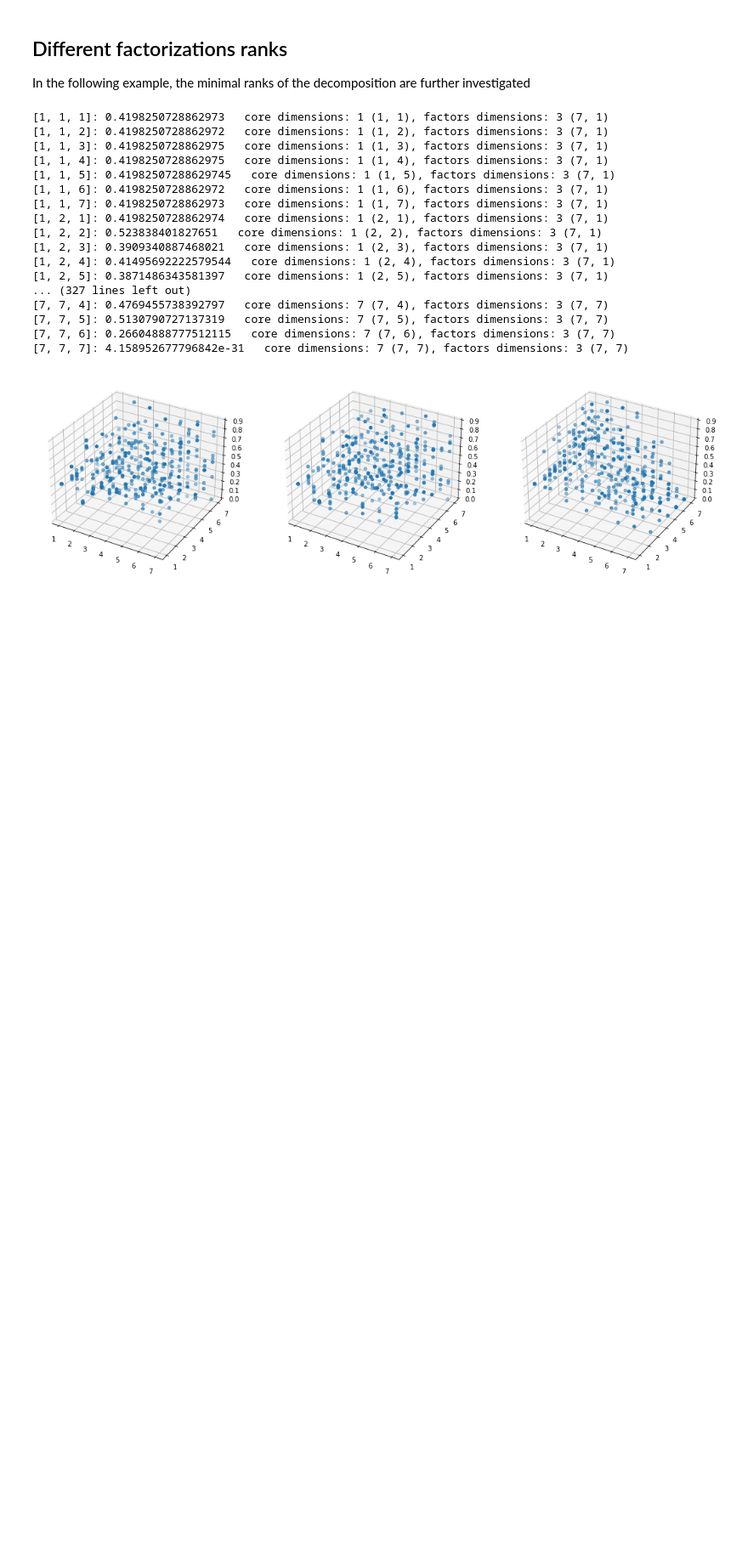
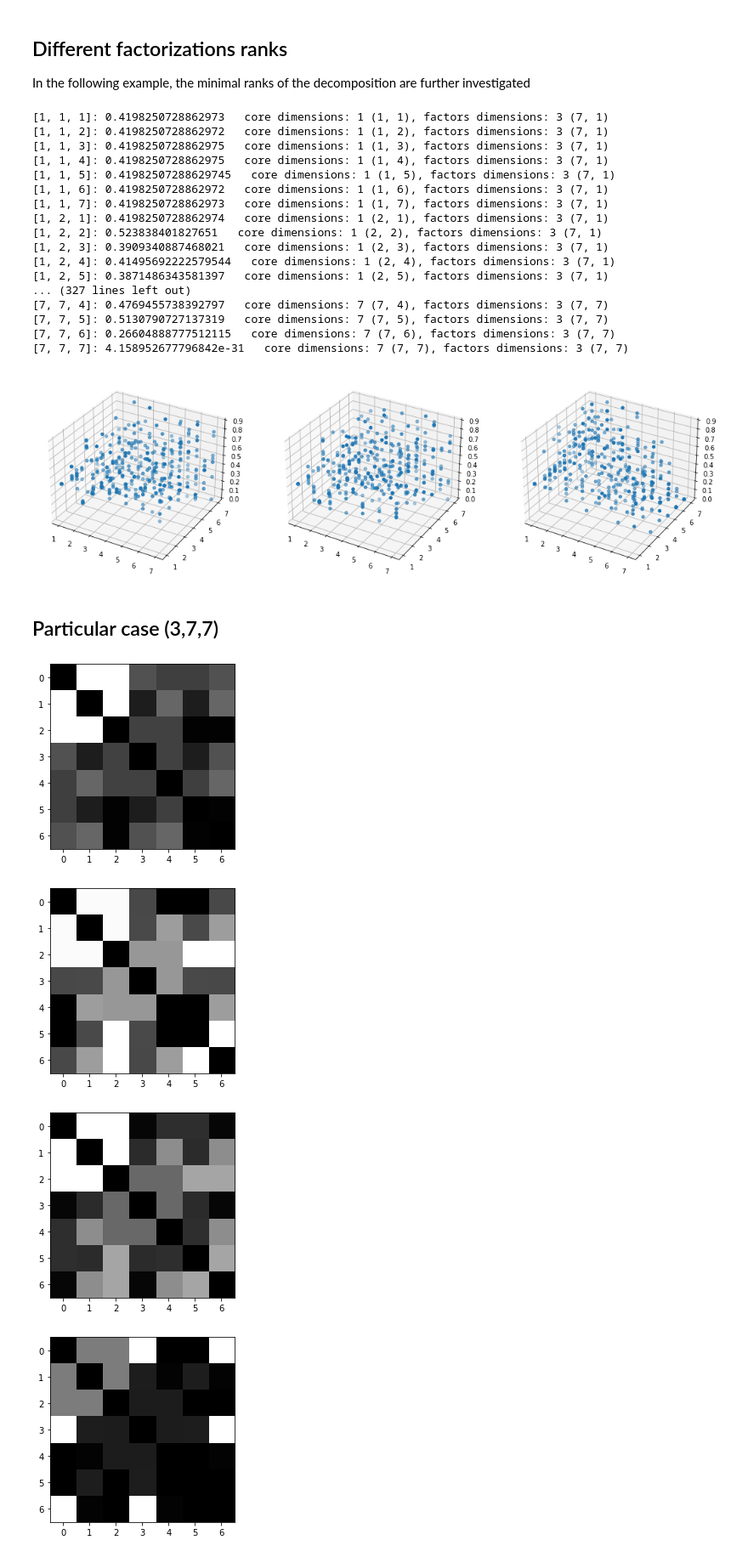
Before and after one commit to kyberszittya/dive_into_tp, a Jupyter notebook: dive_into_tp/tp_model/tensor_example.ipynb, the cells around one changed output. Shown at 85% size. Saved outputs shown, nothing was run; the diff lists cells and outputs as text; code cells hidden in the pictures; blank space fills up the shorter version.

Commit message:
Experimenting with different ranks

```diff
--- a/dive_into_tp/tp_model/tensor_example.ipynb
+++ b/dive_into_tp/tp_model/tensor_example.ipynb
@@ -180,3 +180,16 @@ ax.scatter(_axes[:, 2], _axes[:, 1], distances, alpha=np.exp(-array_distances))
 plt.show()
 # %% [output]
 [figure]
+# %% [markdown]
+## Particular case (3,7,7)
+# %%
+core, factors = tucker(A, rank=[3,7,7])
+v = np.clip(tucker_to_tensor((core, factors)), a_min=0, a_max=1)
+for _v in v:
+    plt.imshow(_v, cmap="binary_r")
+    plt.show()
+# %% [output]
+[figure, added]
+[figure, added]
+[figure, added]
+[figure, added]
```
Also changed, not shown: parts of 6 cells of this notebook.
